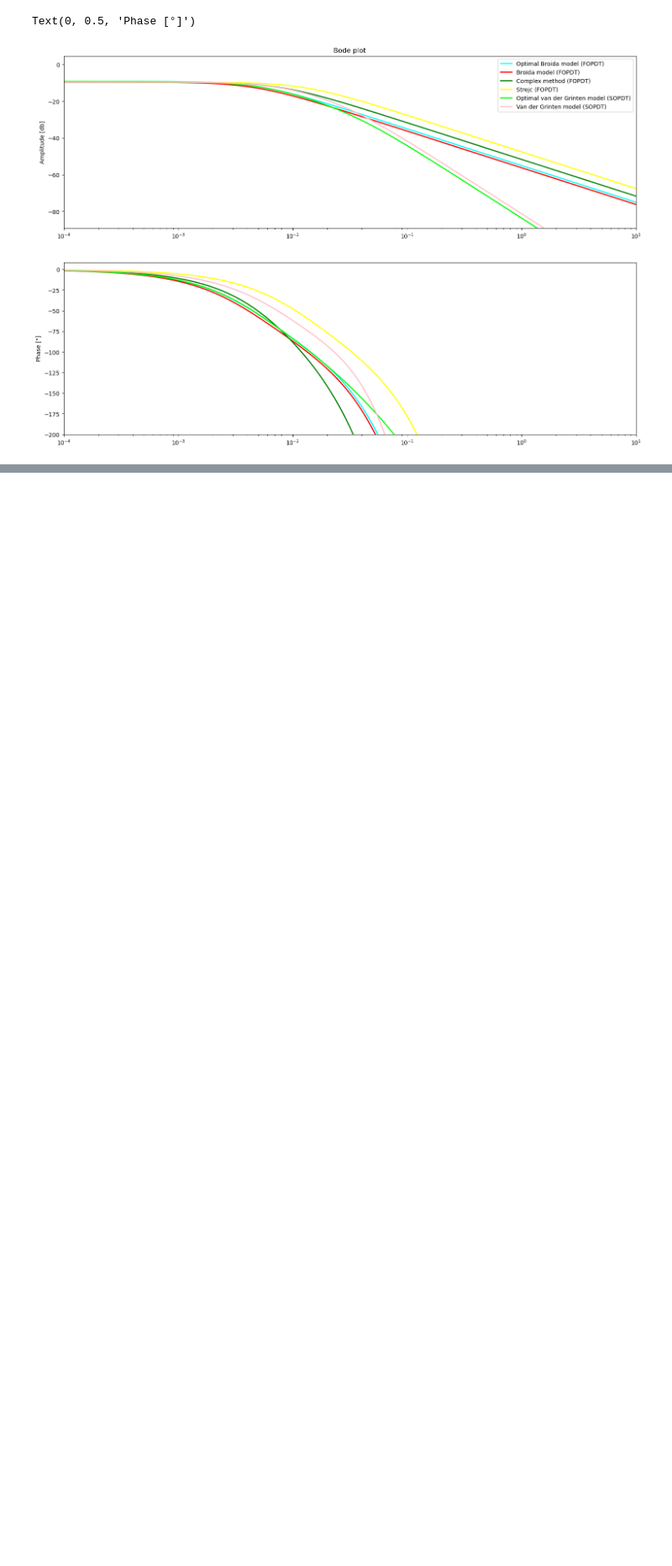
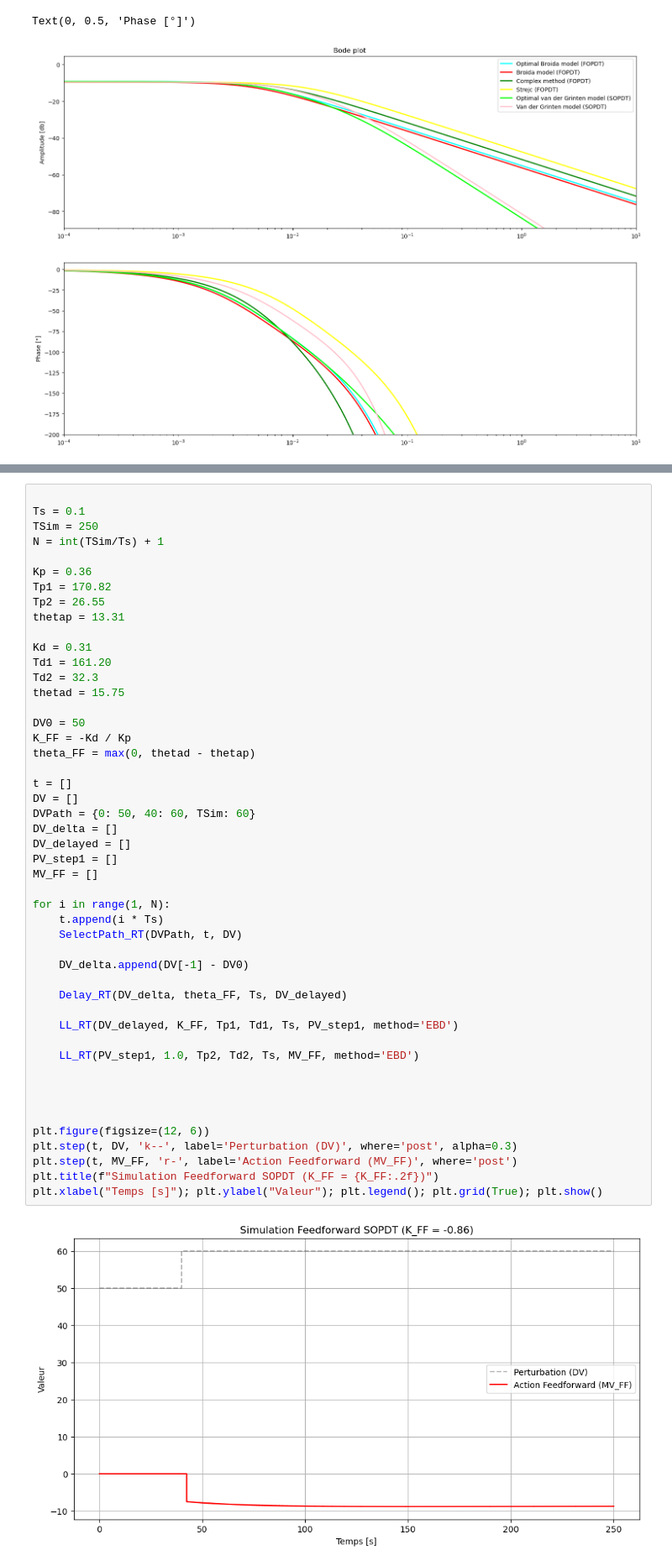
Before and after one commit to ayoub23218/Control-Tclab, a Jupyter notebook: Simulation_OLP.ipynb, the cells around one changed output, grey strips where cells are left out. Shown at 84% size. Drawn from its saved outputs; the diff is of its cells as text; blank space fills up the shorter version.

```diff
--- a/Simulation_OLP.ipynb
+++ b/Simulation_OLP.ipynb
@@ -214,0 +212,50 @@ plt.legend(); plt.grid(True); plt.show()
+# %%
+
+Ts = 0.1
+TSim = 250
+N = int(TSim/Ts) + 1
+
+Kp = 0.36
+Tp1 = 170.82
+Tp2 = 26.55
+thetap = 13.31
+
+Kd = 0.31
+Td1 = 161.20
+Td2 = 32.3
+thetad = 15.75
+
+DV0 = 50
+K_FF = -Kd / Kp
+theta_FF = max(0, thetad - thetap)
+
+t = []
+DV = []
+DVPath = {0: 50, 40: 60, TSim: 60}
+DV_delta = []
+DV_delayed = []
+PV_step1 = []
+MV_FF = []
+
+for i in range(1, N):
+    t.append(i * Ts)
+    SelectPath_RT(DVPath, t, DV)
+
+    DV_delta.append(DV[-1] - DV0)
+
+    Delay_RT(DV_delta, theta_FF, Ts, DV_delayed)
+
+    LL_RT(DV_delayed, K_FF, Tp1, Td1, Ts, PV_step1, method='EBD')
+
+    LL_RT(PV_step1, 1.0, Tp2, Td2, Ts, MV_FF, method='EBD')
+
+
+
+
+plt.figure(figsize=(12, 6))
+plt.step(t, DV, 'k--', label='Perturbation (DV)', where='post', alpha=0.3)
+plt.step(t, MV_FF, 'r-', label='Action Feedforward (MV_FF)', where='post')
+plt.title(f"Simulation Feedforward SOPDT (K_FF = {K_FF:.2f})")
+plt.xlabel("Temps [s]"); plt.ylabel("Valeur"); plt.legend(); plt.grid(True); plt.show()
+# %% [output]
+[figure, added]
```
Also changed, not shown: parts of 1 cell of this notebook, 4 other files.
